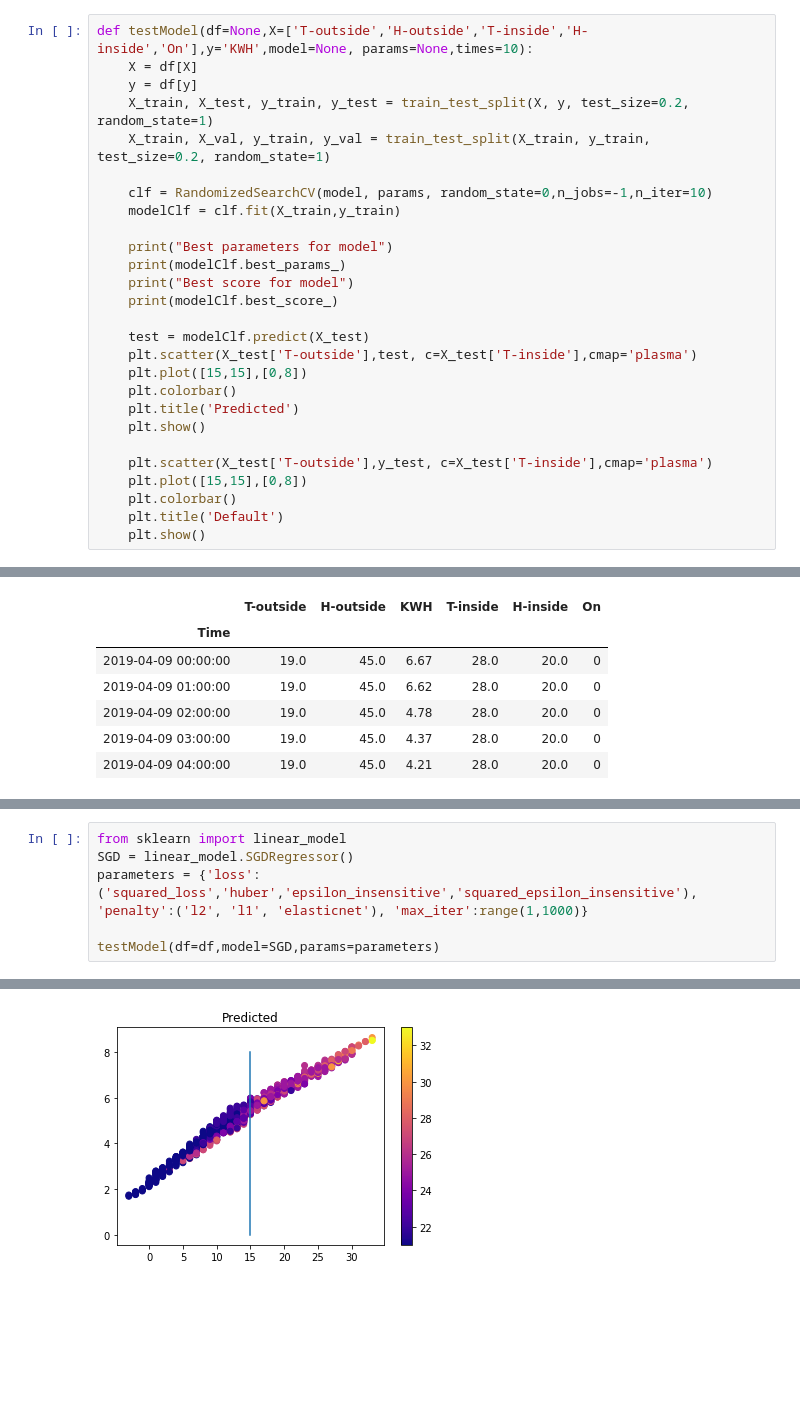
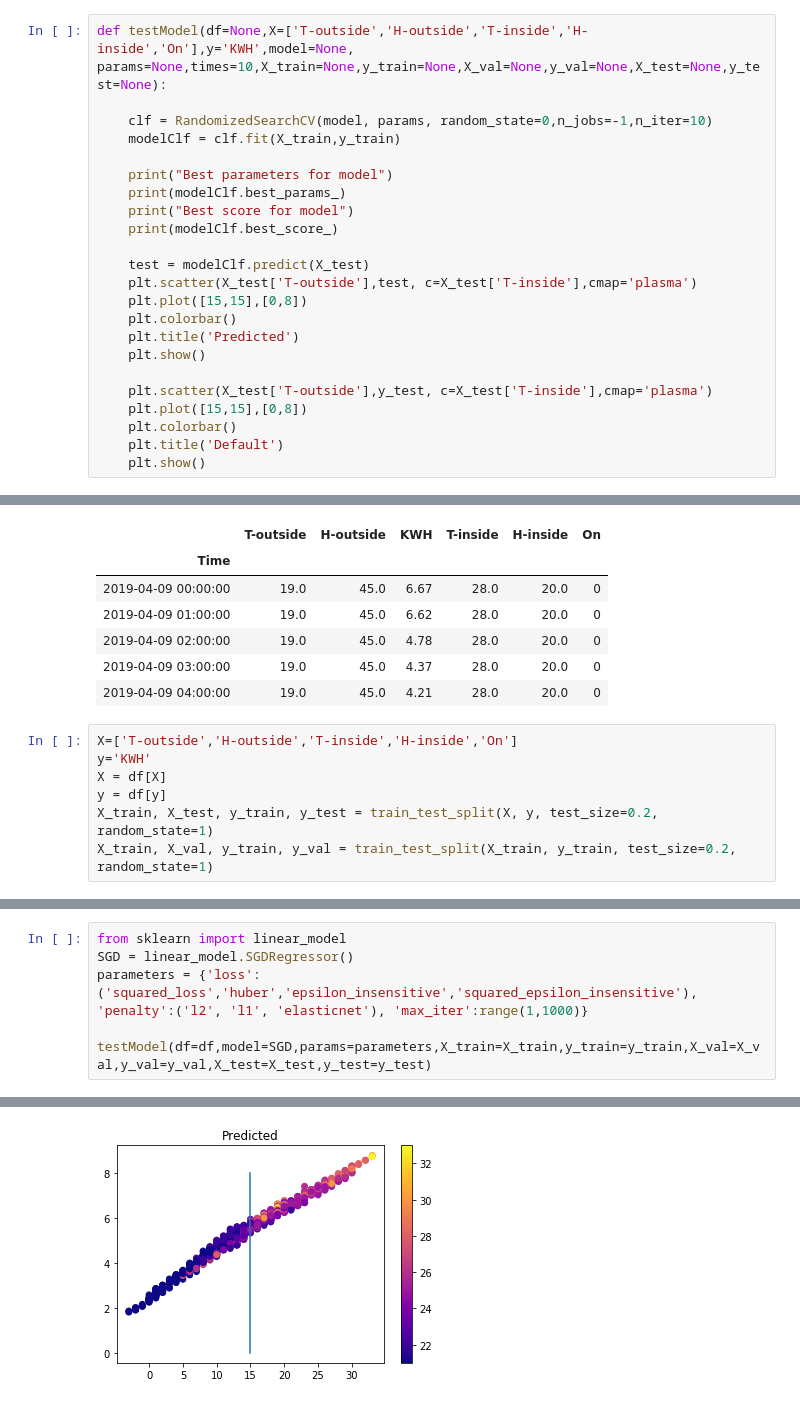
Before and after one commit to williambrach/air-conditioning-server-analysis, a Jupyter notebook: KWH_prediction.ipynb, the cells around one changed output, grey strips where cells are left out. Drawn from its saved outputs; the diff is of its cells as text; blank space fills up the shorter version.

```diff
--- a/KWH_prediction.ipynb
+++ b/KWH_prediction.ipynb
@@ -16,11 +16,7 @@ from sklearn.svm import SVR
 from sklearn.model_selection import RandomizedSearchCV
 from scipy.stats import uniform
 # %%
-def testModel(df=None,X=['T-outside','H-outside','T-inside','H-inside','On'],y='KWH',model=None, params=None,times=10):
-    X = df[X]
-    y = df[y]
-    X_train, X_test, y_train, y_test = train_test_split(X, y, test_size=0.2, random_state=1)
-    X_train, X_val, y_train, y_val = train_test_split(X_train, y_train, test_size=0.2, random_state=1)
+def testModel(df=None,X=['T-outside','H-outside','T-inside','H-inside','On'],y='KWH',model=None, params=None,times=10,X_train=None,y_train=None,X_val=None,y_val=None,X_test=None,y_test=None):
 
     clf = RandomizedSearchCV(model, params, random_state=0,n_jobs=-1,n_iter=10)
     modelClf = clf.fit(X_train,y_train)
@@ -77,6 +73,13 @@ df.head()
 | 2019-04-09 02:00:00 | 19.0 | 45.0 | 4.78 | 28.0 | 20.0 | 0 |
 | 2019-04-09 03:00:00 | 19.0 | 45.0 | 4.37 | 28.0 | 20.0 | 0 |
 | 2019-04-09 04:00:00 | 19.0 | 45.0 | 4.21 | 28.0 | 20.0 | 0 |
+# %%
+X=['T-outside','H-outside','T-inside','H-inside','On']
+y='KWH'
+X = df[X]
+y = df[y]
+X_train, X_test, y_train, y_test = train_test_split(X, y, test_size=0.2, random_state=1)
+X_train, X_val, y_train, y_val = train_test_split(X_train, y_train, test_size=0.2, random_state=1)
 # %%
 SVRestimator = SVR()
 parameters = {'kernel': ('linear', 'rbf','poly'), 'C':[1.5, 10],'gamma': [1e-7, 1e-4],'epsilon':[0.1,0.2,0.5,0.3]}
@@ -117,6 +120,6 @@ from sklearn import linear_model
 SGD = linear_model.SGDRegressor()
 parameters = {'loss':('squared_loss','huber','epsilon_insensitive','squared_epsilon_insensitive'), 'penalty':('l2', 'l1', 'elasticnet'), 'max_iter':range(1,1000)}
 
-testModel(df=df,model=SGD,params=parameters)
+testModel(df=df,model=SGD,params=parameters,X_train=X_train,y_train=y_train,X_val=X_val,y_val=y_val,X_test=X_test,y_test=y_test)
 # %% [output]
 Best parameters for model
@@ -126,4 +129,4 @@ Best score for model
-[figure, old version]
+[figure, new version]
 [figure]
 # %%
 from sklearn import linear_model
```
Also changed, not shown: parts of 11 cells of this notebook.
